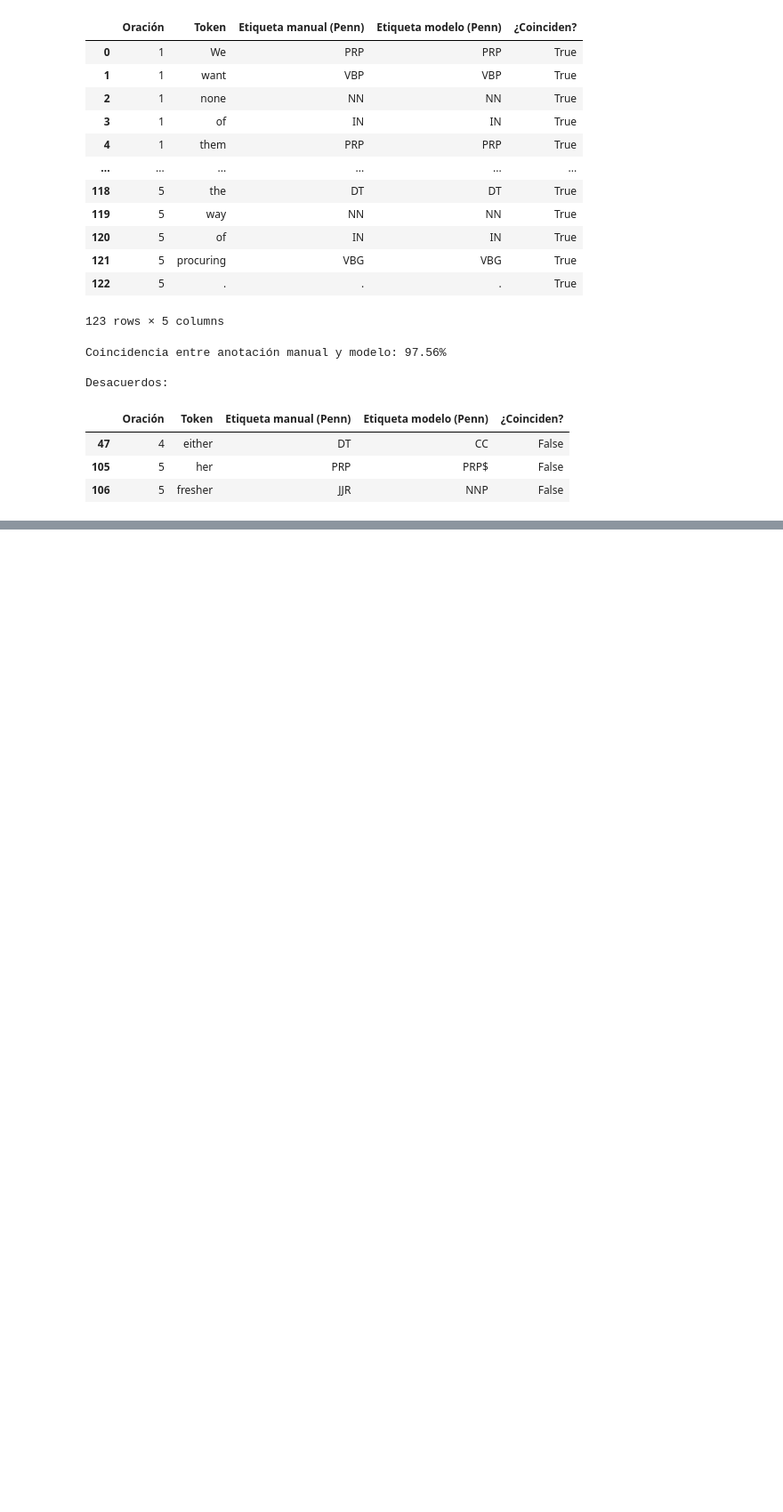
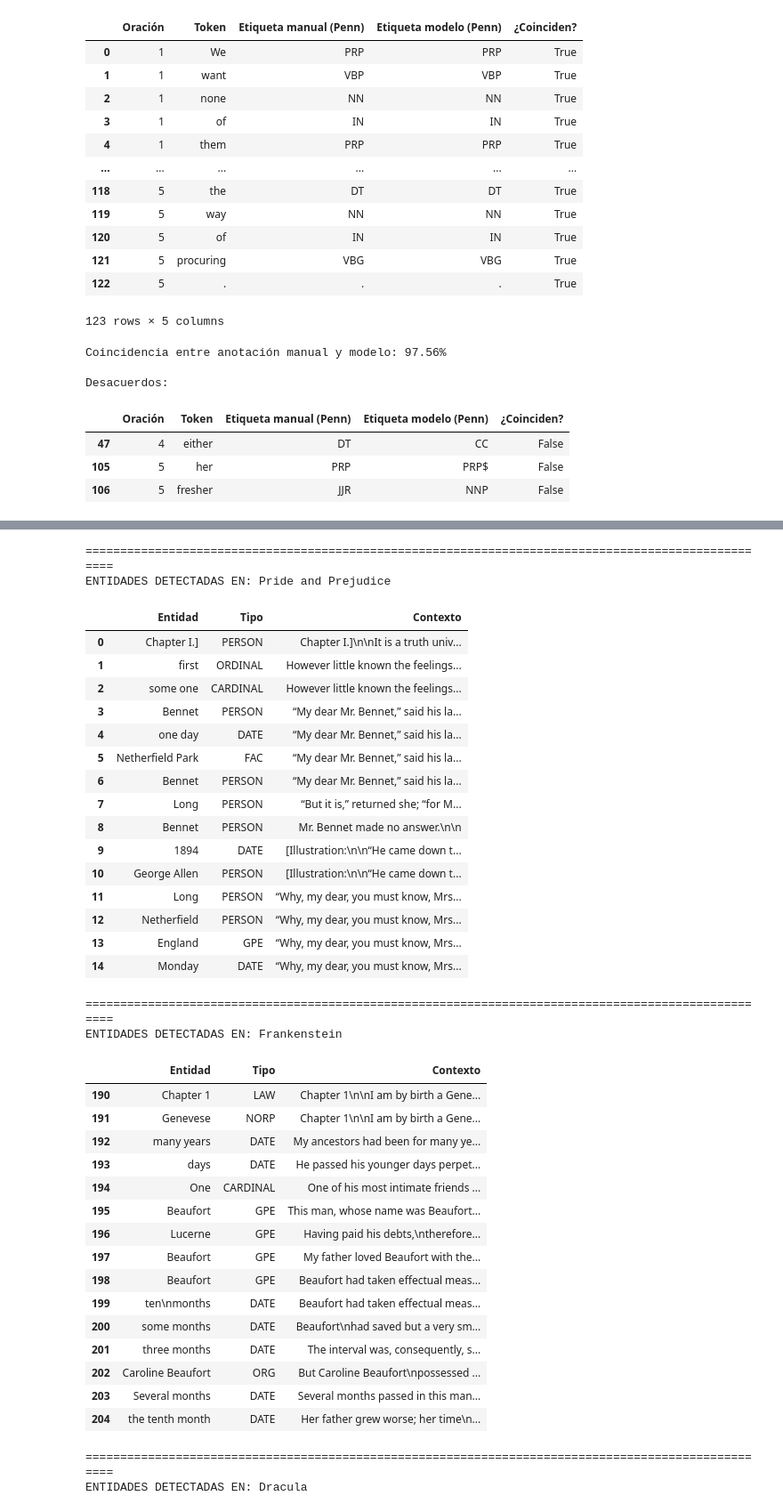
Before and after one commit to Jtanchezz/NLP, a Jupyter notebook: Lab6/lab6.ipynb, the cells around one changed output, grey strips where cells are left out. Shown at 89% size. Drawn from its saved outputs; the diff is of its cells as text; code cells hidden in the pictures; blank space fills up the shorter version.

```diff
--- a/Lab6/lab6.ipynb
+++ b/Lab6/lab6.ipynb
@@ -667,0 +860,49 @@ Desacuerdos:
+# %%
+for libro in df["title"]:
+    print(f"\n{'=' * 100}")
+    print(f"ENTIDADES DETECTADAS EN: {libro}")
+
+    ejemplo_entidades = df_entidades[
+        df_entidades["Libro"] == libro
+    ][["Entidad", "Tipo", "Contexto"]].head(15)
+
+    display(ejemplo_entidades)
+# %% [output]
+====================================================================================================
+ENTIDADES DETECTADAS EN: Pride and Prejudice
+|  | Entidad | Tipo | Contexto |
+| 0 | Chapter I.] | PERSON | Chapter I.]\n\nIt is a truth univ... |
+| 1 | first | ORDINAL | However little known the feelings... |
+| 2 | some one | CARDINAL | However little known the feelings... |
+| 3 | Bennet | PERSON | “My dear Mr. Bennet,” said his la... |
+| 4 | one day | DATE | “My dear Mr. Bennet,” said his la... |
+| 5 | Netherfield Park | FAC | “My dear Mr. Bennet,” said his la... |
+| 6 | Bennet | PERSON | “My dear Mr. Bennet,” said his la... |
+| 7 | Long | PERSON | “But it is,” returned she; “for M... |
+| 8 | Bennet | PERSON | Mr. Bennet made no answer.\n\n |
+| 9 | 1894 | DATE | [Illustration:\n\n“He came down t... |
+| 10 | George Allen | PERSON | [Illustration:\n\n“He came down t... |
+| 11 | Long | PERSON | “Why, my dear, you must know, Mrs... |
+| 12 | Netherfield | PERSON | “Why, my dear, you must know, Mrs... |
+| 13 | England | GPE | “Why, my dear, you must know, Mrs... |
+| 14 | Monday | DATE | “Why, my dear, you must know, Mrs... |
+====================================================================================================
+ENTIDADES DETECTADAS EN: Frankenstein
+|  | Entidad | Tipo | Contexto |
+| 190 | Chapter 1 | LAW | Chapter 1\n\nI am by birth a Gene... |
+| 191 | Genevese | NORP | Chapter 1\n\nI am by birth a Gene... |
+| 192 | many years | DATE | My ancestors had been for many ye... |
+| 193 | days | DATE | He passed his younger days perpet... |
+| 194 | One | CARDINAL | One of his most intimate friends ... |
+| 195 | Beaufort | GPE | This man, whose name was Beaufort... |
+| 196 | Lucerne | GPE | Having paid his debts,\ntherefore... |
+| 197 | Beaufort | GPE | My father loved Beaufort with the... |
+| 198 | Beaufort | GPE | Beaufort had taken effectual meas... |
+| 199 | ten\nmonths | DATE | Beaufort had taken effectual meas... |
+| 200 | some months | DATE | Beaufort\nhad saved but a very sm... |
+| 201 | three months | DATE | The interval was, consequently, s... |
+| 202 | Caroline Beaufort | ORG | But Caroline Beaufort\npossessed ... |
+| 203 | Several months | DATE | Several months passed in this man... |
+| 204 | the tenth month | DATE | Her father grew worse; her time\n... |
+====================================================================================================
+ENTIDADES DETECTADAS EN: Dracula
```
Also changed, not shown: parts of 5 cells of this notebook.
